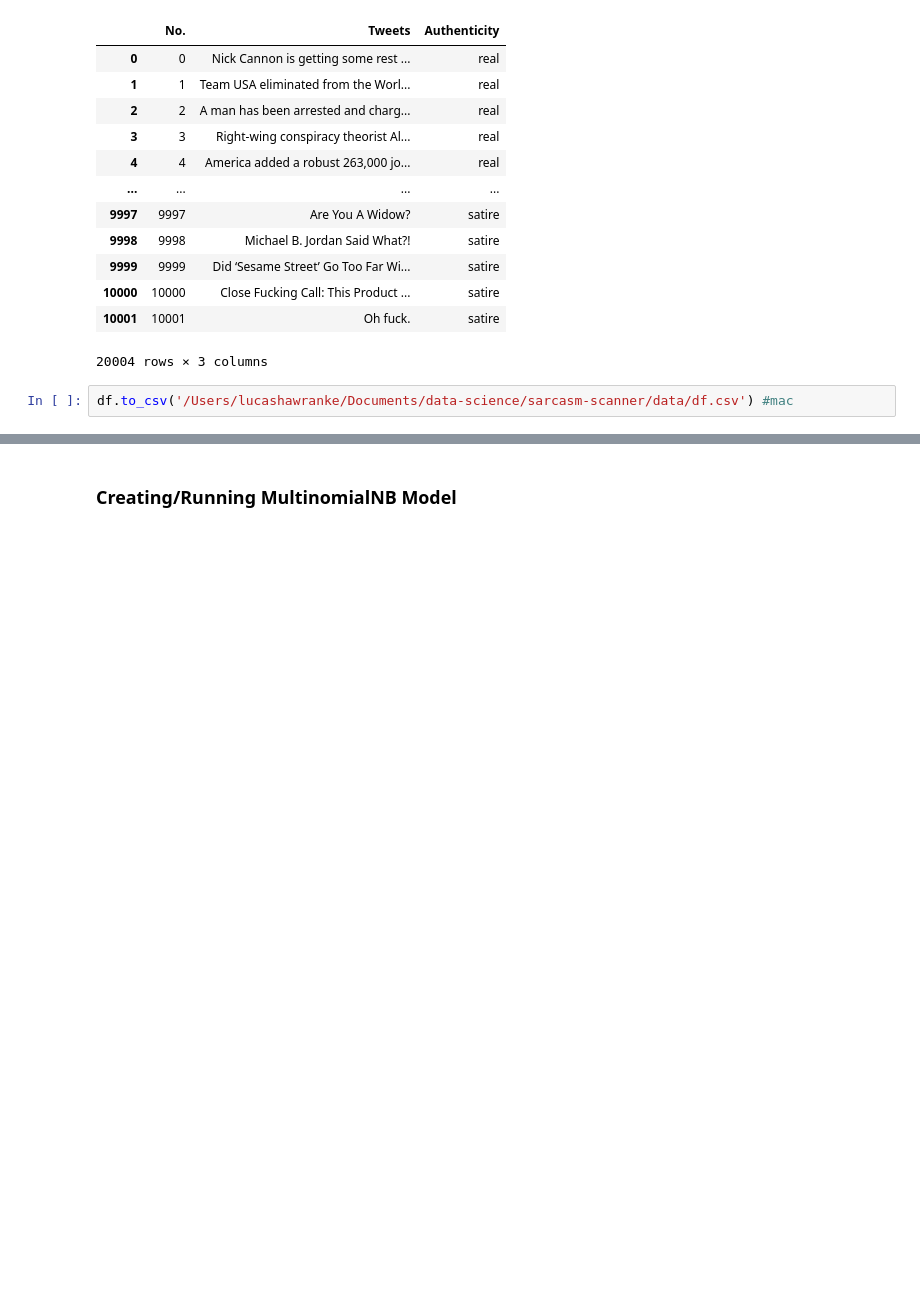
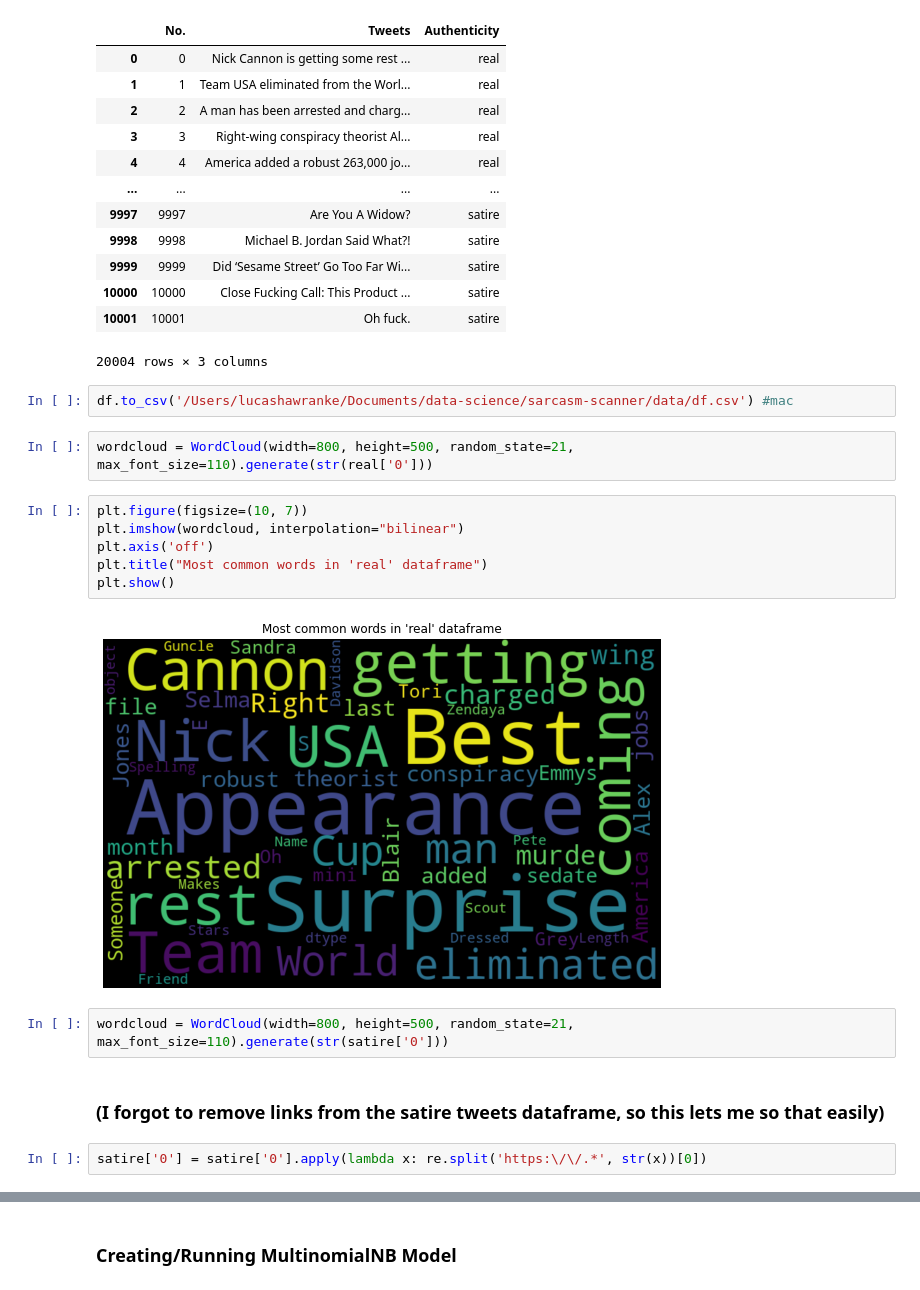
Before and after one commit to lucashawranke/sarcasm-scanner, a Jupyter notebook: model.ipynb, the cells around one changed output, grey strips where cells are left out. Cells and saved outputs as stored; diff of their text form; blank space fills up the shorter version.

Commit message:
wordclouds

```diff
--- a/model.ipynb
+++ b/model.ipynb
@@ -105,3 +106,19 @@ df
 20004 rows × 3 columns
 # %%
 df.to_csv('/Users/lucashawranke/Documents/data-science/sarcasm-scanner/data/df.csv') #mac
+# %%
+wordcloud = WordCloud(width=800, height=500, random_state=21, max_font_size=110).generate(str(real['0']))
+# %%
+plt.figure(figsize=(10, 7))
+plt.imshow(wordcloud, interpolation="bilinear")
+plt.axis('off')
+plt.title("Most common words in 'real' dataframe")
+plt.show()
+# %% [output]
+[figure, added]
+# %%
+wordcloud = WordCloud(width=800, height=500, random_state=21, max_font_size=110).generate(str(satire['0']))
+# %% [markdown]
+### (I forgot to remove links from the satire tweets dataframe, so this lets me so that easily)
+# %%
+satire['0'] = satire['0'].apply(lambda x: re.split('https:\/\/.*', str(x))[0])
```
Also changed, not shown: parts of 5 cells of this notebook.
